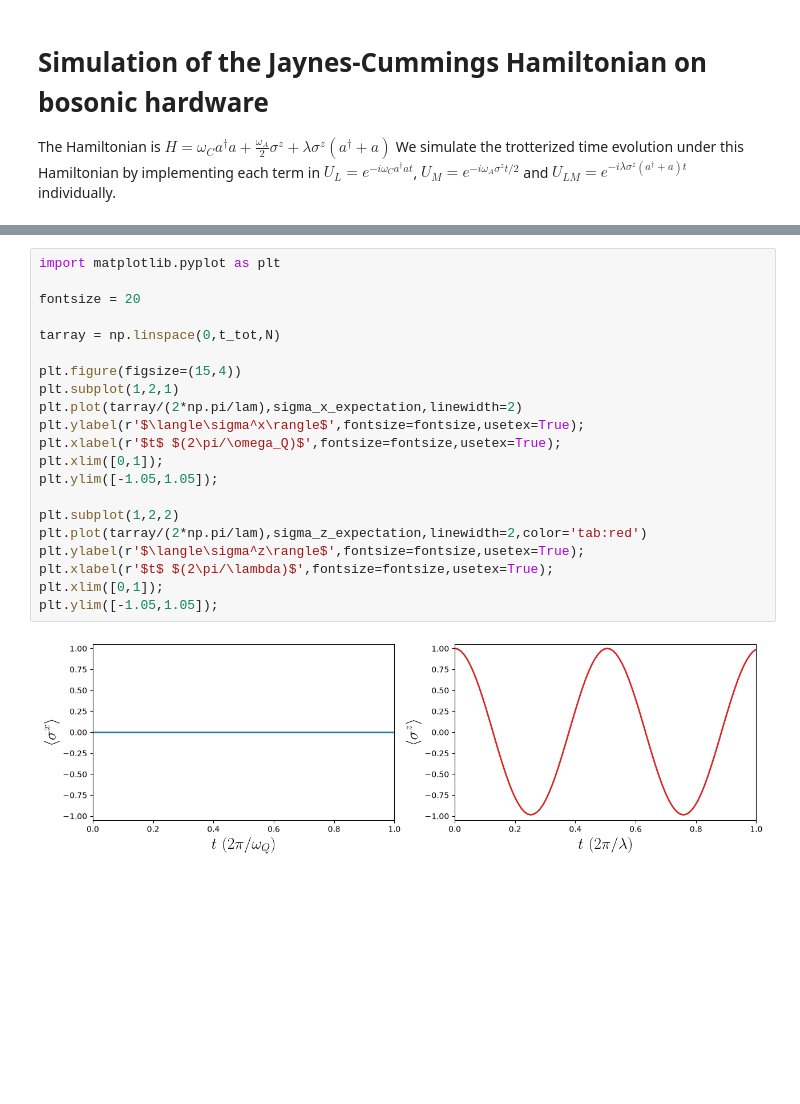
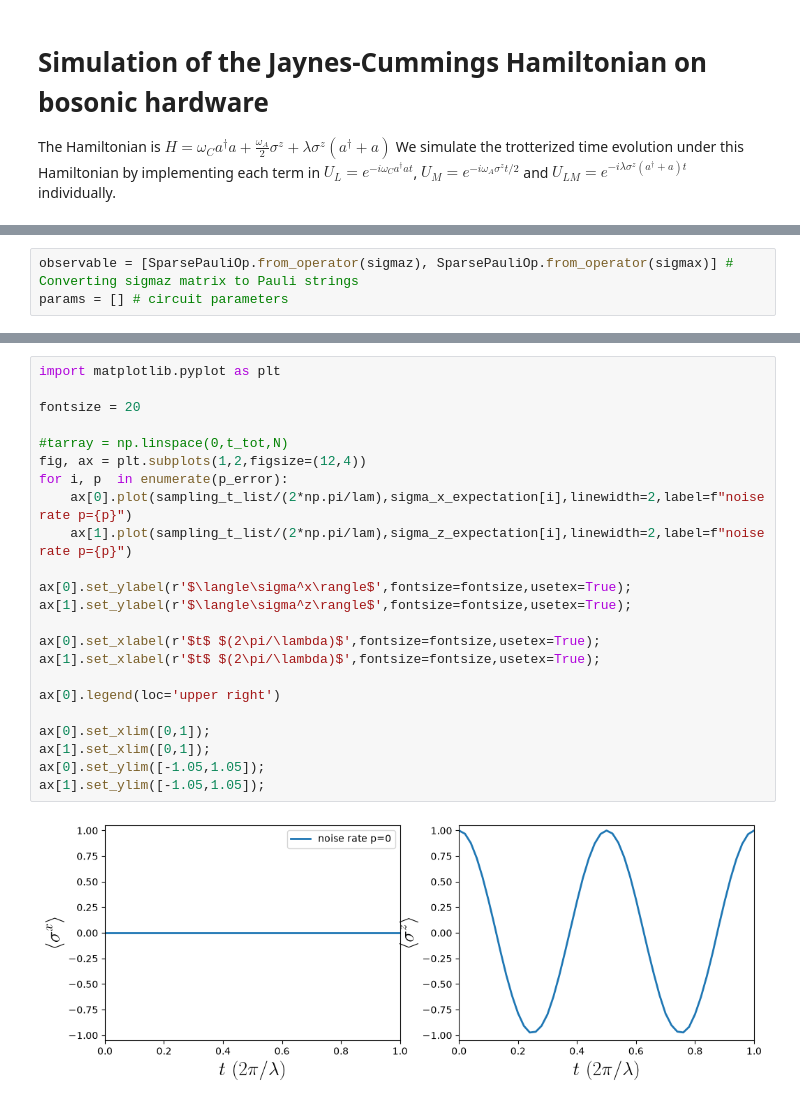
Before and after one commit to simkoi/bosonic_algo, a Jupyter notebook: JC_bosonic_hardware_dual_rail.ipynb, the cells around one changed output, grey strips where cells are left out. Cells and saved outputs as stored; diff of their text form; blank space fills up the shorter version.

Commit message:
Add files via upload
Add spectrum calculation to dual-rail setup, add noise to spectrum calculation,  add Bell state notebook.

```diff
--- a/JC_bosonic_hardware_dual_rail.ipynb
+++ b/JC_bosonic_hardware_dual_rail.ipynb
@@ -122,0 +94,3 @@ step 99
+# %%
+observable = [SparsePauliOp.from_operator(sigmaz), SparsePauliOp.from_operator(sigmax)] # Converting sigmaz matrix to Pauli strings
+params = [] # circuit parameters
@@ -123,23 +126,25 @@ step 99
 # %%
 import matplotlib.pyplot as plt
 
 fontsize = 20
 
-tarray = np.linspace(0,t_tot,N)
+#tarray = np.linspace(0,t_tot,N)
+fig, ax = plt.subplots(1,2,figsize=(12,4))
+for i, p  in enumerate(p_error):
+    ax[0].plot(sampling_t_list/(2*np.pi/lam),sigma_x_expectation[i],linewidth=2,label=f"noise rate p={p}")
+    ax[1].plot(sampling_t_list/(2*np.pi/lam),sigma_z_expectation[i],linewidth=2,label=f"noise rate p={p}")
 
-plt.figure(figsize=(15,4))
-plt.subplot(1,2,1)
-plt.plot(tarray/(2*np.pi/lam),sigma_x_expectation,linewidth=2)
-plt.ylabel(r'$\langle\sigma^x\rangle$',fontsize=fontsize,usetex=True);
-plt.xlabel(r'$t$ $(2\pi/\omega_Q)$',fontsize=fontsize,usetex=True);
-plt.xlim([0,1]);
-plt.ylim([-1.05,1.05]);
+ax[0].set_ylabel(r'$\langle\sigma^x\rangle$',fontsize=fontsize,usetex=True);
+ax[1].set_ylabel(r'$\langle\sigma^z\rangle$',fontsize=fontsize,usetex=True);
 
-plt.subplot(1,2,2)
-plt.plot(tarray/(2*np.pi/lam),sigma_z_expectation,linewidth=2,color='tab:red')
-plt.ylabel(r'$\langle\sigma^z\rangle$',fontsize=fontsize,usetex=True);
-plt.xlabel(r'$t$ $(2\pi/\lambda)$',fontsize=fontsize,usetex=True);
-plt.xlim([0,1]);
-plt.ylim([-1.05,1.05]);
+ax[0].set_xlabel(r'$t$ $(2\pi/\lambda)$',fontsize=fontsize,usetex=True);
+ax[1].set_xlabel(r'$t$ $(2\pi/\lambda)$',fontsize=fontsize,usetex=True);
+
+ax[0].legend(loc='upper right')
+
+ax[0].set_xlim([0,1]);
+ax[1].set_xlim([0,1]);
+ax[0].set_ylim([-1.05,1.05]);
+ax[1].set_ylim([-1.05,1.05]);
 # %% [output]
-[figure, old version]
+[figure, new version]
```
Also changed, not shown: parts of 16 cells of this notebook, 2 other files.
